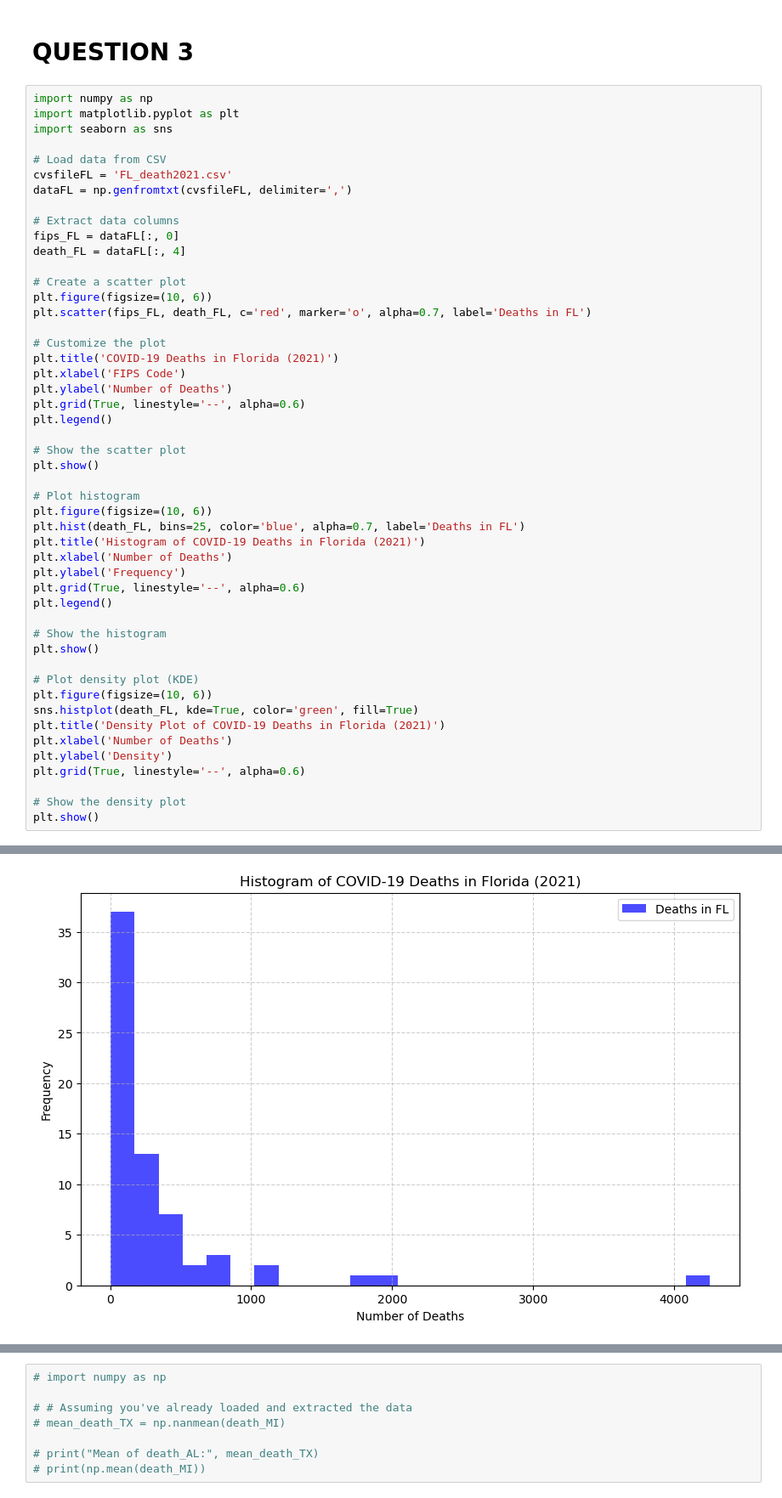
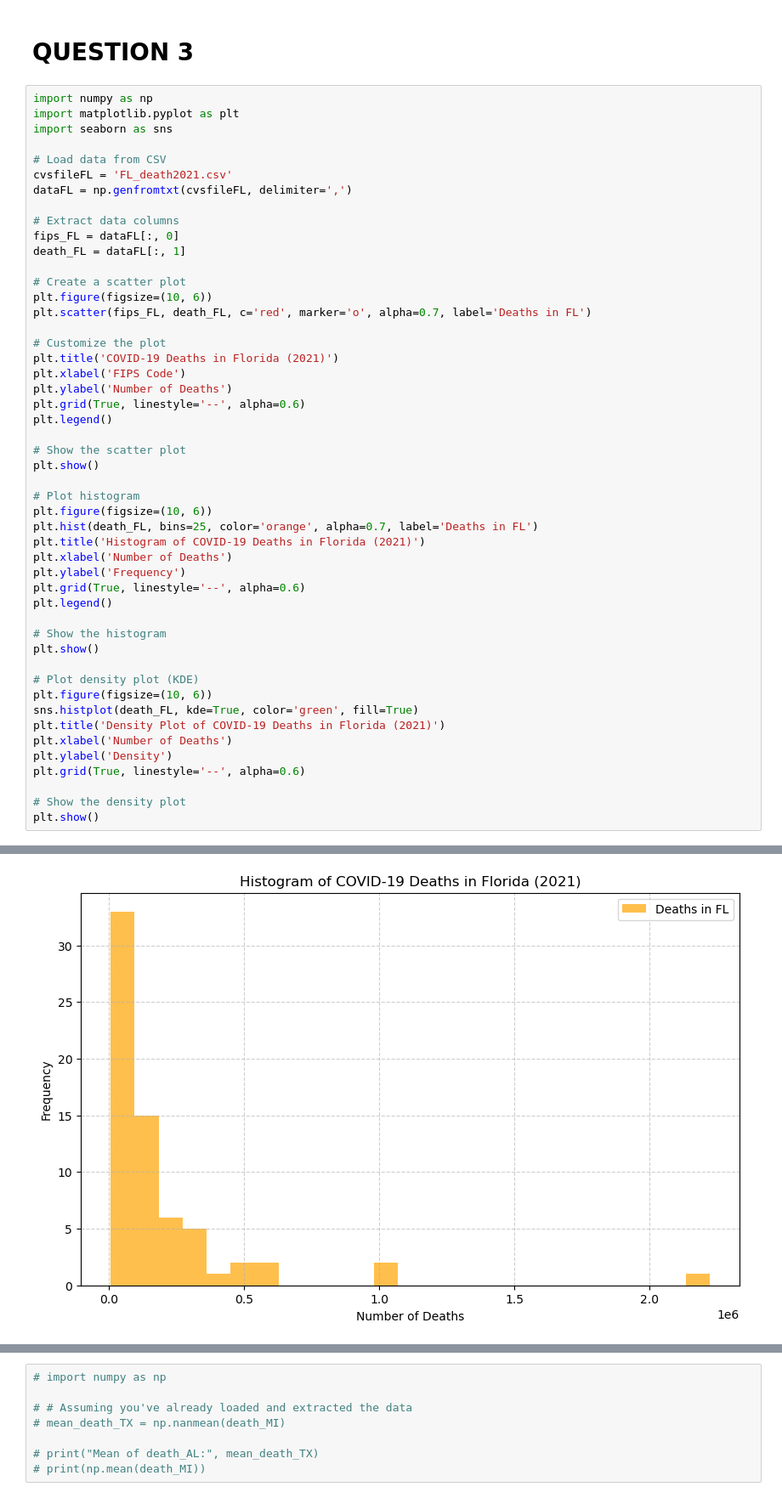
Before and after one commit to baa151/Project_1, a Jupyter notebook: Histograms.ipynb, the cells around one changed output, grey strips where cells are left out. Shown at 85% size. Drawn from its saved outputs; the diff is of its cells as text.

```diff
--- a/Histograms.ipynb
+++ b/Histograms.ipynb
@@ -280,7 +280,7 @@ dataFL = np.genfromtxt(cvsfileFL, delimiter=',')
 
 # Extract data columns
 fips_FL = dataFL[:, 0]
-death_FL = dataFL[:, 4]
+death_FL = dataFL[:, 1]
 
 # Create a scatter plot
 plt.figure(figsize=(10, 6))
@@ -298,7 +298,7 @@ plt.show()
 
 # Plot histogram
 plt.figure(figsize=(10, 6))
-plt.hist(death_FL, bins=25, color='blue', alpha=0.7, label='Deaths in FL')
+plt.hist(death_FL, bins=25, color='orange', alpha=0.7, label='Deaths in FL')
 plt.title('Histogram of COVID-19 Deaths in Florida (2021)')
 plt.xlabel('Number of Deaths')
 plt.ylabel('Frequency')
@@ -323 +323 @@ plt.show()
-[figure, old version]
+[figure, new version]
```
Also changed, not shown: parts of 5 cells of this notebook.
